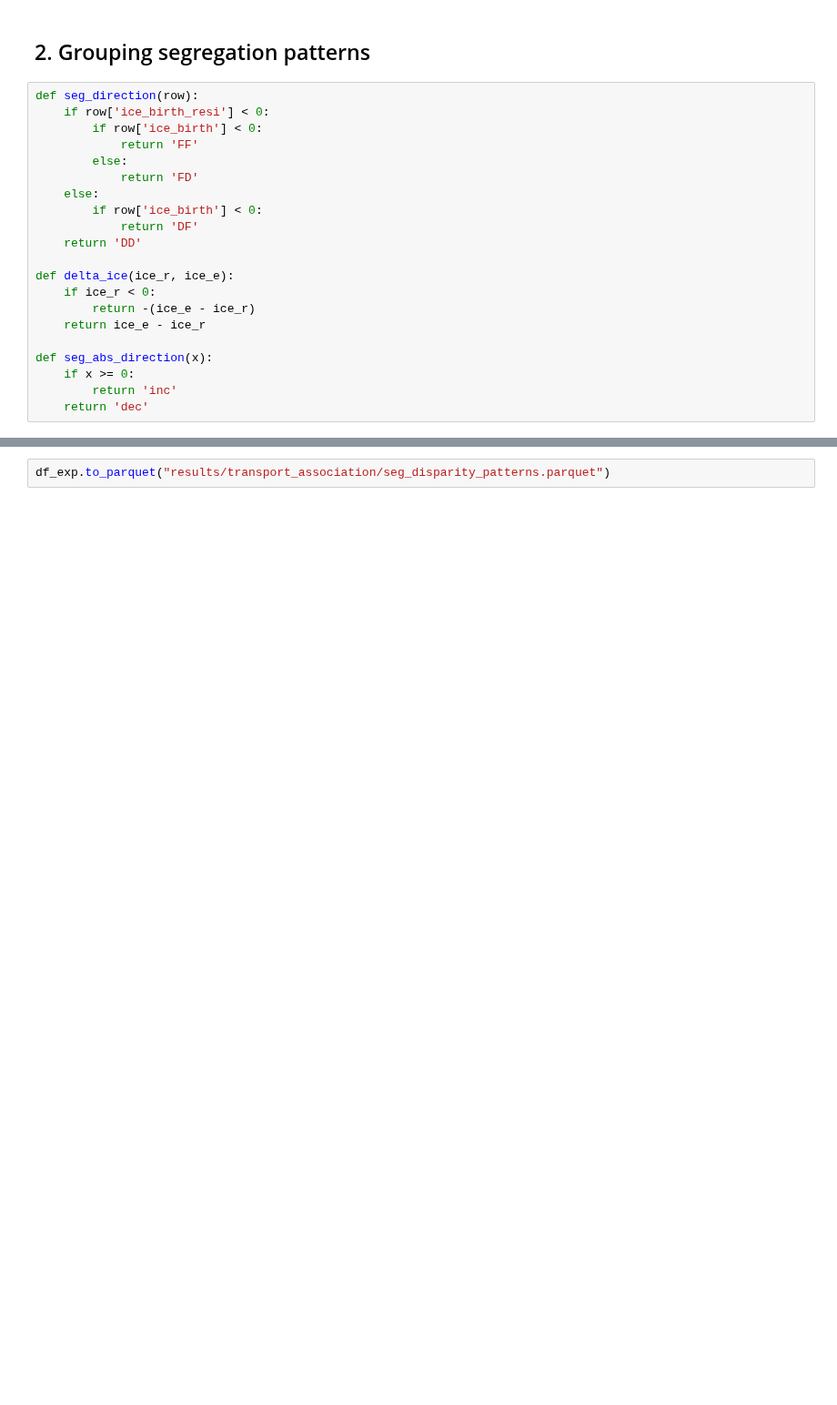
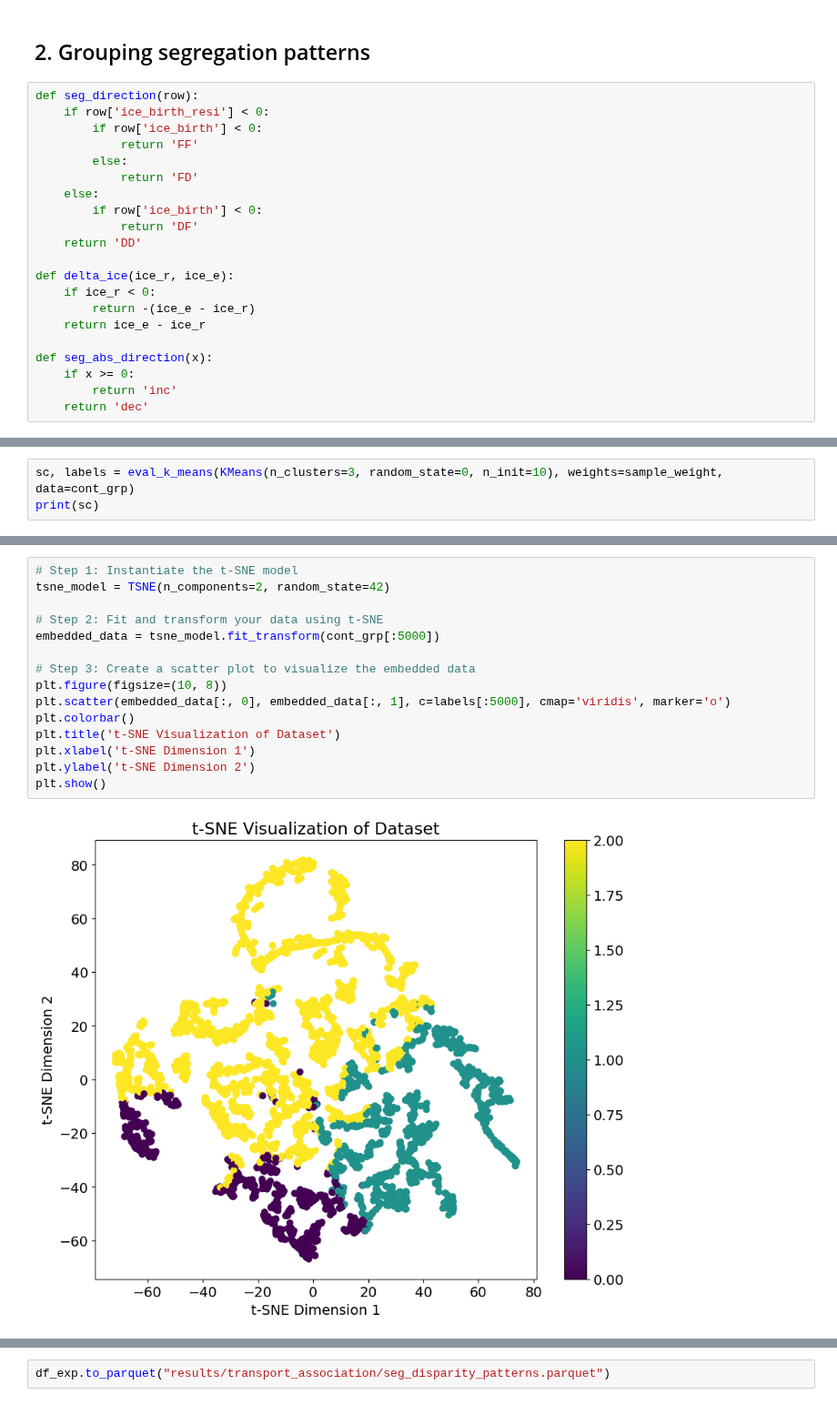
Before and after one commit to MobiSegInsights/mobi-social-segregation-se, a Jupyter notebook: src/MobiSegInsightsSE.models.1.0/29-model-seg-disp-exp.ipynb, the cells around one changed output, grey strips where cells are left out. Shown at 91% size. Cells and saved outputs as stored; diff of their text form; blank space fills up the shorter version.

```diff
--- a/src/MobiSegInsightsSE.models.1.0/29-model-seg-disp-exp.ipynb
+++ b/src/MobiSegInsightsSE.models.1.0/29-model-seg-disp-exp.ipynb
@@ -91,0 +127,3 @@ Name: 570844, dtype: object
+# %%
+sc, labels = eval_k_means(KMeans(n_clusters=3, random_state=0, n_init=10), weights=sample_weight, data=cont_grp)
+print(sc)
@@ -91,0 +142,17 @@ Name: 570844, dtype: object
+# %%
+# Step 1: Instantiate the t-SNE model
+tsne_model = TSNE(n_components=2, random_state=42)
+
+# Step 2: Fit and transform your data using t-SNE
+embedded_data = tsne_model.fit_transform(cont_grp[:5000])
+
+# Step 3: Create a scatter plot to visualize the embedded data
+plt.figure(figsize=(10, 8))
+plt.scatter(embedded_data[:, 0], embedded_data[:, 1], c=labels[:5000], cmap='viridis', marker='o')
+plt.colorbar()
+plt.title('t-SNE Visualization of Dataset')
+plt.xlabel('t-SNE Dimension 1')
+plt.ylabel('t-SNE Dimension 2')
+plt.show()
+# %% [output]
+[figure, added]
```
Also changed, not shown: parts of 42 cells of this notebook, 18 other files.
